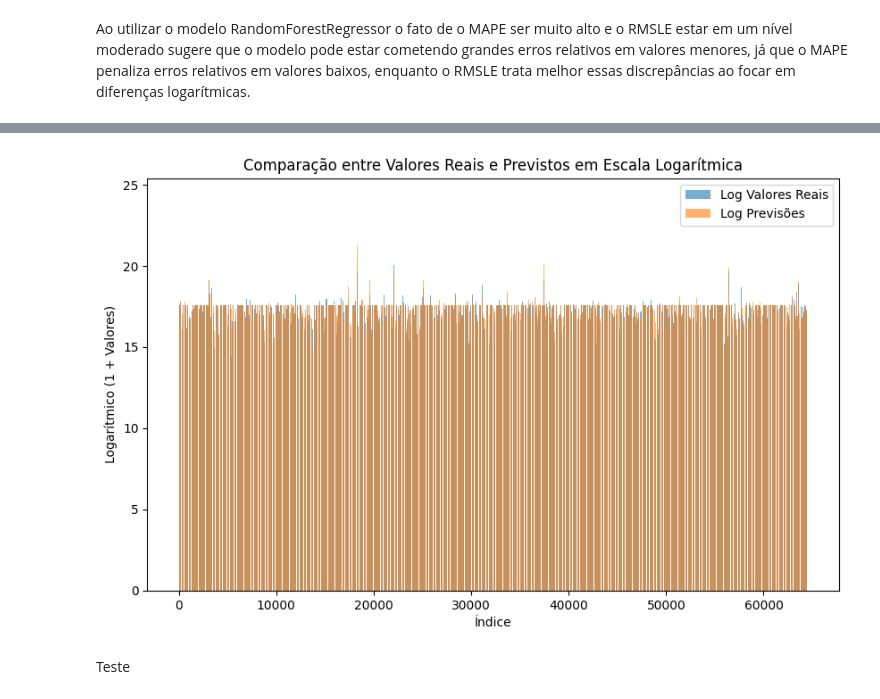
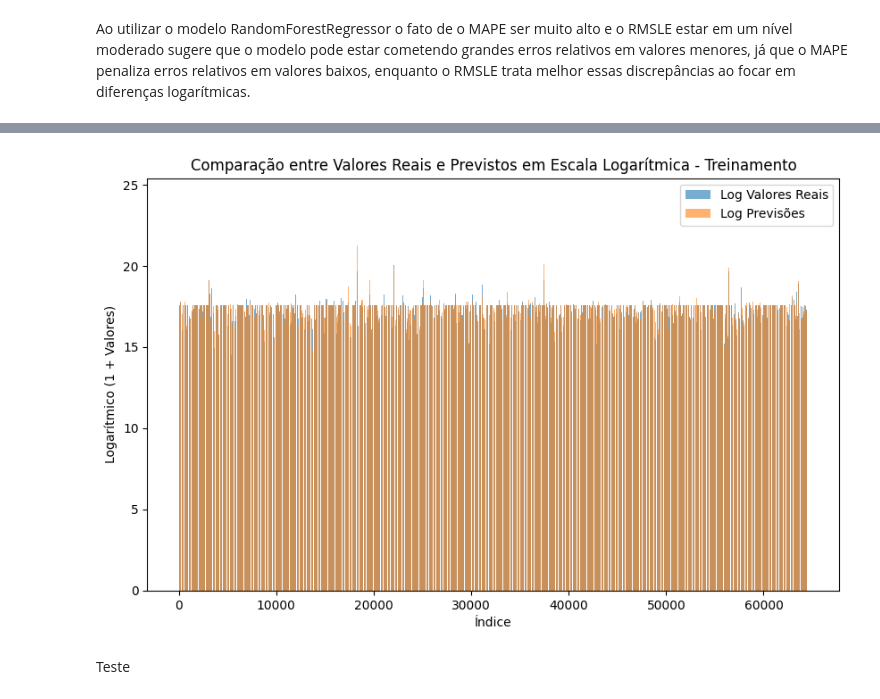
Before and after one commit to ar1vit0r/paipe, a Jupyter notebook: Paipe_Supervised_learning.ipynb, the cells around one changed output, grey strips where cells are left out. Cells and saved outputs as stored; diff of their text form; code cells hidden in the pictures.

```diff
--- a/Paipe_Supervised_learning.ipynb
+++ b/Paipe_Supervised_learning.ipynb
@@ -388,12 +337,8 @@ A Divisão do Conjunto de Treino (Train/Validation Split) foi a abordagem de val
 X_train = df_train.drop('TradePrice', axis=1)
 y_train = df_train['TradePrice']
 
-# Padronizar as features
-scaler = StandardScaler()
-X_train_scaled = scaler.fit_transform(X_train)
-
 # Dividir os dados de treino em conjunto de treino e validação
-X_train_split, X_val_split, y_train_split, y_val_split = train_test_split(X_train_scaled, y_train, test_size=0.2, random_state=42)
+X_train_split, X_val_split, y_train_split, y_val_split = train_test_split(X_train, y_train, test_size=0.2, random_state=42)
 
 model = RandomForestRegressor(n_estimators=100, random_state=42)
 model2 = DecisionTreeRegressor(random_state=42)
@@ -482,19 +389,19 @@ plt.show()
 # %%
 # Comparar os valores reais e os valores previstos logarítmicos
 y_val_log = np.log1p(y_val_split)
 y_pred_log = np.log1p(y_val_pred)
 
 # Gráfico de barras
 plt.figure(figsize=(10, 6))
 plt.bar(range(len(y_val_log)), y_val_log, alpha=0.6, label='Log Valores Reais')
 plt.bar(range(len(y_pred_log)), y_pred_log, alpha=0.6, label='Log Previsões')
 plt.xlabel('Índice')
 plt.ylabel('Logarítmico (1 + Valores)')
-plt.title('Comparação entre Valores Reais e Previstos em Escala Logarítmica')
+plt.title('Comparação entre Valores Reais e Previstos em Escala Logarítmica - Treinamento')
 plt.legend()
 plt.show()
 # %% [output]
-[figure, old version]
+[figure, new version]
 # %% [markdown]
 Teste
 # %%
```
Also changed, not shown: parts of 46 cells of this notebook.
